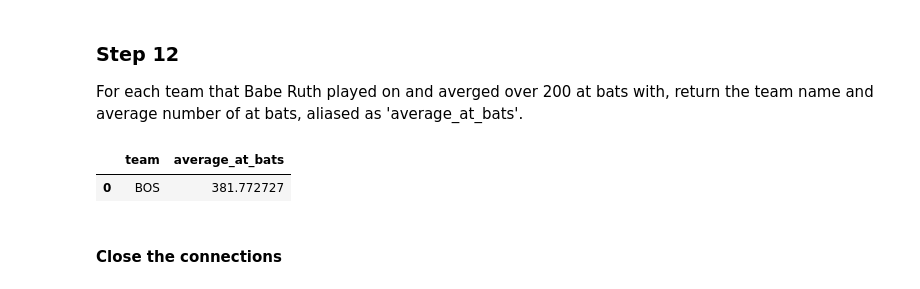
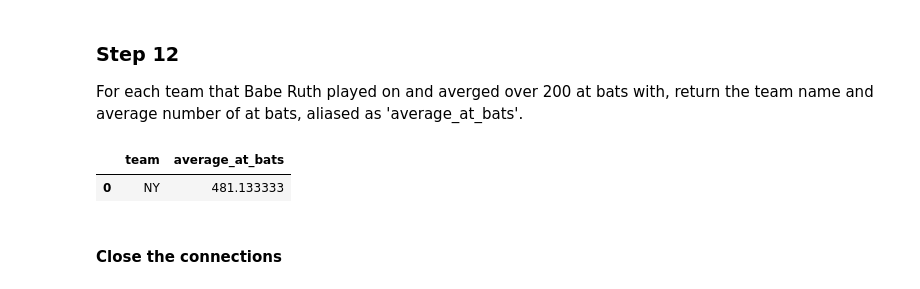
Before and after one commit to kiruikaren/DS_Course1_Week1_Module2_SQLQueries, a Jupyter notebook: SQLFilterOrderGroupLab.ipynb, the cells around one changed output. Saved outputs shown, nothing was run; the diff lists cells and outputs as text; code cells hidden in the pictures.

Commit message:
Added GROUP BY clause

```diff
--- a/SQLFilterOrderGroupLab.ipynb
+++ b/SQLFilterOrderGroupLab.ipynb
@@ -276,12 +276,12 @@ For each team that Babe Ruth played on and averged over 200 at bats with, return
 # %%
 # CodeGrade step12
 # Replace None with your code
 df_at_bats = pd.read_sql("""
-SELECT team, AVG(at_bats) AS average_at_bats FROM babe_ruth_stats HAVING AVG(at_bats) > 200 ; """, conn3)
+SELECT team, AVG(at_bats) AS average_at_bats FROM babe_ruth_stats GROUP BY team HAVING AVG(at_bats) > 200 ; """, conn3)
 df_at_bats
 # %% [output]
 |  | team | average_at_bats |
-| 0 | BOS | 381.772727 |
+| 0 | NY | 481.133333 |
 # %% [markdown]
 #### Close the connections
 # %%
```
Also changed, not shown: 1 other file.
